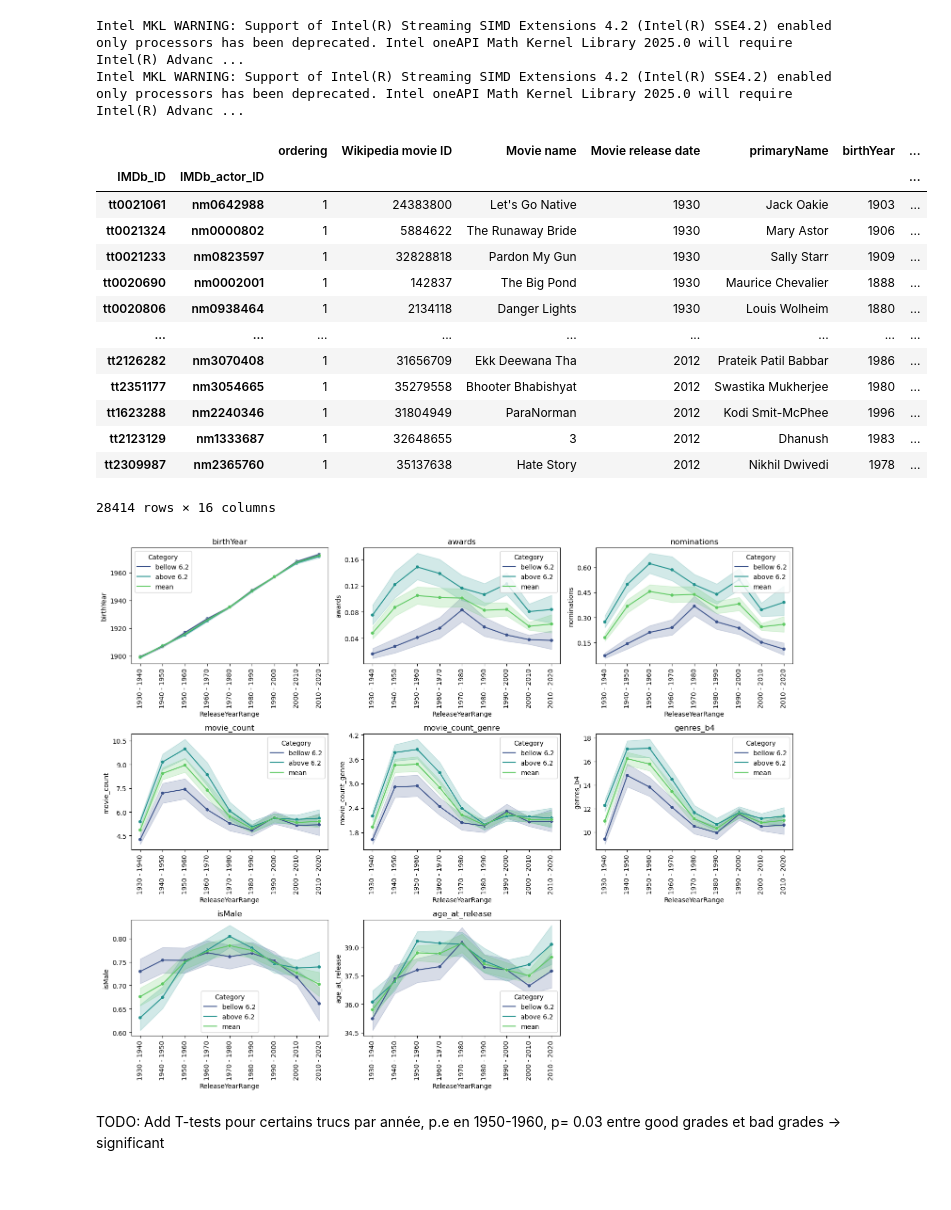
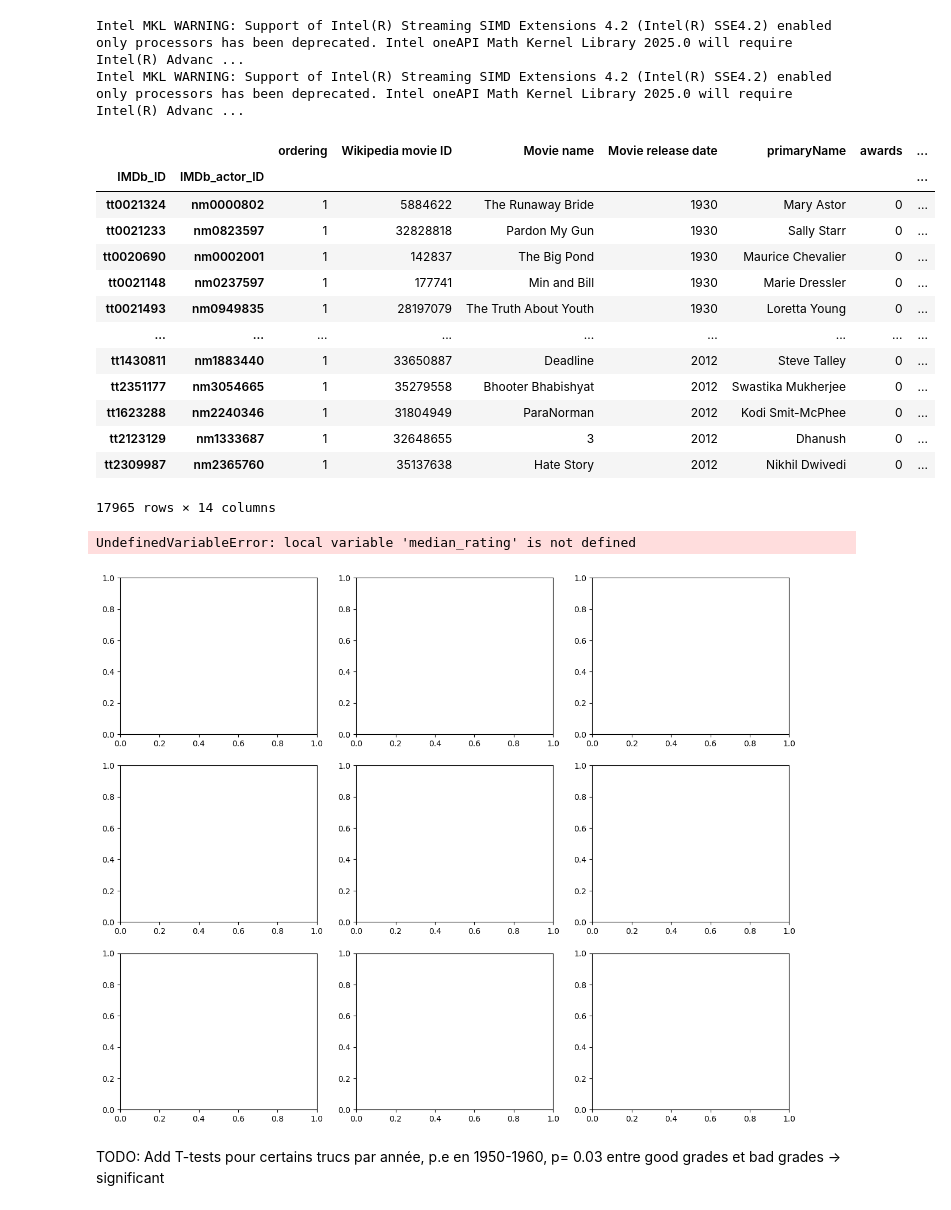
Before and after one commit to epfl-ada/ada-2023-project-dromadaire, a Jupyter notebook: ModeAnal.ipynb, the cells around one changed output. Drawn from its saved outputs; the diff is of its cells as text; code cells hidden in the pictures.

```diff
--- a/ModeAnal.ipynb
+++ b/ModeAnal.ipynb
@@ -21,3 +21,7 @@ Intel MKL WARNING: Support of Intel(R) Streaming SIMD Extensions 4.2 (Intel(R) S
 # %%
 actors = pd.read_pickle("./data/actors.pkl")
 movies = pd.read_pickle("./data/movies.pkl").set_index('IMDb_ID')
+
+actors_movies = actors.droplevel(0, axis=1).merge(movies['averageRating'],left_on='IMDb_ID', right_index=True)
+actors_movies = actors_movies.drop(columns=['birthYear', 'movie_count_genre'])
+actors_movies = actors_movies.replace("\\N", pd.NA)
@@ -28,3 +28,16 @@ median_rating = tmp['averageRating'].median()
+# %%
+# Input:
+#   - year (int)
+#   - range (int)
+# Output:
+#   - Range (str)
+def create_range(year, range=10):
+    start_range = (year // range) * range
+    return "{} - {}".format(start_range, start_range + range)
+
+
+actors_movies = actors_movies.sort_values(by='Movie release date')
+actors_movies['ReleaseYearRange'] = actors_movies['Movie release date'].apply(lambda x: create_range(x))
 # %%
 # Input:
 #   - year (int)
@@ -39,22 +52,22 @@ def create_range(year, range=10):
 tmp = tmp.sort_values(by='Movie release date')
 tmp['ReleaseYearRange'] = tmp['Movie release date'].apply(lambda x: create_range(x))
 # %%
-display(tmp)
+display(actors_movies)
 # %% [output]
-|  |  | ordering | Wikipedia movie ID | Movie name | Movie release date | primaryName | birthYear | ... |
+|  |  | ordering | Wikipedia movie ID | Movie name | Movie release date | primaryName | awards | ... |
 | IMDb_ID | IMDb_actor_ID |  |  |  |  |  |  | ... |
-| tt0021061 | nm0642988 | 1 | 24383800 | Let's Go Native | 1930 | Jack Oakie | 1903 | ... |
-| tt0021324 | nm0000802 | 1 | 5884622 | The Runaway Bride | 1930 | Mary Astor | 1906 | ... |
-| tt0021233 | nm0823597 | 1 | 32828818 | Pardon My Gun | 1930 | Sally Starr | 1909 | ... |
-| tt0020690 | nm0002001 | 1 | 142837 | The Big Pond | 1930 | Maurice Chevalier | 1888 | ... |
-| tt0020806 | nm0938464 | 1 | 2134118 | Danger Lights | 1930 | Louis Wolheim | 1880 | ... |
+| tt0021324 | nm0000802 | 1 | 5884622 | The Runaway Bride | 1930 | Mary Astor | 0 | ... |
+| tt0021233 | nm0823597 | 1 | 32828818 | Pardon My Gun | 1930 | Sally Starr | 0 | ... |
+| tt0020690 | nm0002001 | 1 | 142837 | The Big Pond | 1930 | Maurice Chevalier | 0 | ... |
+| tt0021148 | nm0237597 | 1 | 177741 | Min and Bill | 1930 | Marie Dressler | 0 | ... |
+| tt0021493 | nm0949835 | 1 | 28197079 | The Truth About Youth | 1930 | Loretta Young | 0 | ... |
 | ... | ... | ... | ... | ... | ... | ... | ... | ... |
-| tt2126282 | nm3070408 | 1 | 31656709 | Ekk Deewana Tha | 2012 | Prateik Patil Babbar | 1986 | ... |
-| tt2351177 | nm3054665 | 1 | 35279558 | Bhooter Bhabishyat | 2012 | Swastika Mukherjee | 1980 | ... |
-| tt1623288 | nm2240346 | 1 | 31804949 | ParaNorman | 2012 | Kodi Smit-McPhee | 1996 | ... |
-| tt2123129 | nm1333687 | 1 | 32648655 | 3 | 2012 | Dhanush | 1983 | ... |
-| tt2309987 | nm2365760 | 1 | 35137638 | Hate Story | 2012 | Nikhil Dwivedi | 1978 | ... |
+| tt1430811 | nm1883440 | 1 | 33650887 | Deadline | 2012 | Steve Talley | 0 | ... |
+| tt2351177 | nm3054665 | 1 | 35279558 | Bhooter Bhabishyat | 2012 | Swastika Mukherjee | 0 | ... |
+| tt1623288 | nm2240346 | 1 | 31804949 | ParaNorman | 2012 | Kodi Smit-McPhee | 0 | ... |
+| tt2123129 | nm1333687 | 1 | 32648655 | 3 | 2012 | Dhanush | 0 | ... |
+| tt2309987 | nm2365760 | 1 | 35137638 | Hate Story | 2012 | Nikhil Dwivedi | 0 | ... |
-28414 rows × 16 columns
+17965 rows × 14 columns
 # %%
 def do_fancy_ecpi_cute_plot(df, cat, diff, x, y_list, titles, ncols=3, max_y_ticks=5):
 
@@ -115,11 +128,12 @@ def do_fancy_ecpi_cute_plot(df, cat, diff, x, y_list, titles, ncols=3, max_y_tic
     plt.tight_layout()
     plt.show()
 
-do_fancy_ecpi_cute_plot(tmp, 'median_rating', 'averageRating', 'ReleaseYearRange',
+do_fancy_ecpi_cute_plot(actors_movies, 'median_rating', 'averageRating', 'ReleaseYearRange',
                         ['birthYear', 'awards', 'nominations', 'movie_count', 'movie_count_genre', 'genres_b4', 'isMale', 'age_at_release'],
                         ['birthYear', 'awards', 'nominations', 'movie_count', 'movie_count_genre', 'genres_b4', 'isMale', 'age_at_release'])
 # %% [output]
+UndefinedVariableError: local variable 'median_rating' is not defined
-[figure, old version]
+[figure, new version]
 # %% [markdown]
 TODO: Add T-tests pour certains trucs par année, p.e en 1950-1960, p= 0.03 entre good grades et bad grades -> significant
 # %%
```
Also changed, not shown: parts of 3 cells of this notebook.
